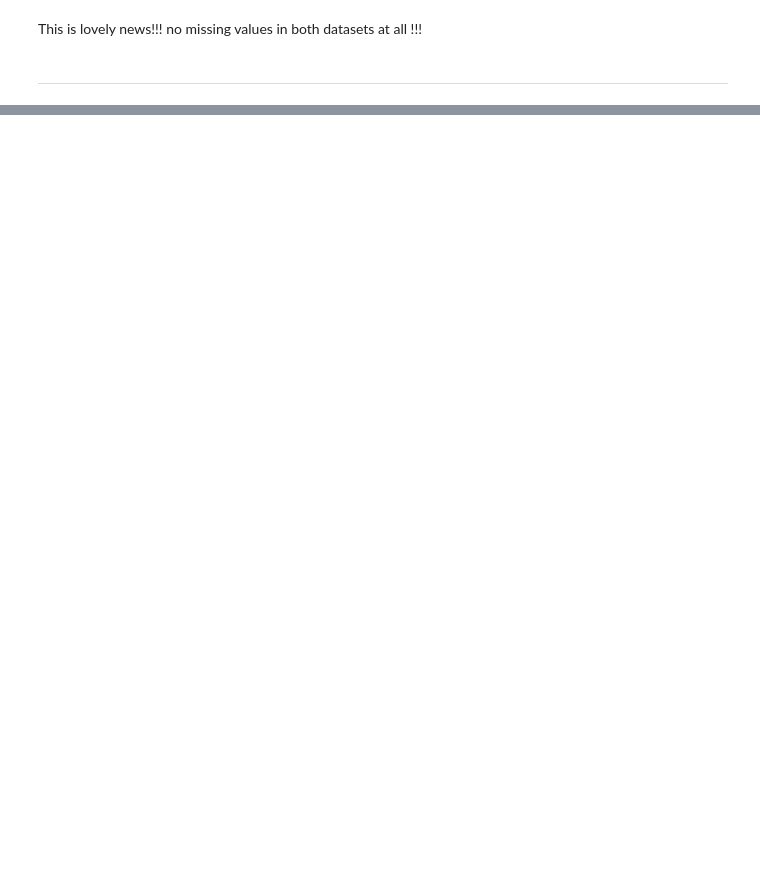
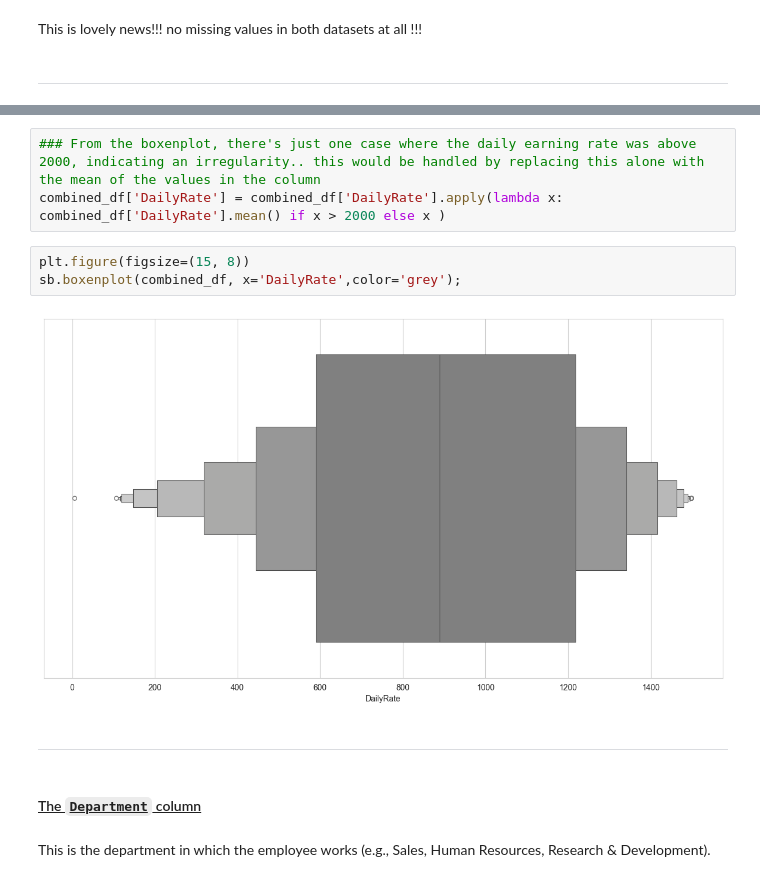
Before and after one commit to Voidblocker/Bluechip-Summit-Employee-Attrition-Prediction, a Jupyter notebook: Employee Attrition Prediction.ipynb, the cells around one changed output, grey strips where cells are left out. Drawn from its saved outputs; the diff is of its cells as text; blank space fills up the shorter version.

```diff
--- a/Employee Attrition Prediction.ipynb
+++ b/Employee Attrition Prediction.ipynb
@@ -124,0 +341,14 @@ This is lovely news!!! no missing values in both datasets at all !!!
+# %%
+### From the boxenplot, there's just one case where the daily earning rate was above 2000, indicating an irregularity.. this would be handled by replacing this alone with the mean of the values in the column
+combined_df['DailyRate'] = combined_df['DailyRate'].apply(lambda x: combined_df['DailyRate'].mean() if x > 2000 else x )
+# %%
+plt.figure(figsize=(15, 8))
+sb.boxenplot(combined_df, x='DailyRate',color='grey');
+# %% [output]
+[figure, added]
+# %% [markdown]
+---
+# %% [markdown]
+#### <u>The `Department` column</u>
+# %% [markdown]
+This is the department in which the employee works (e.g., Sales, Human Resources, Research & Development).
```
Also changed, not shown: parts of 311 cells of this notebook, 1 other file.
